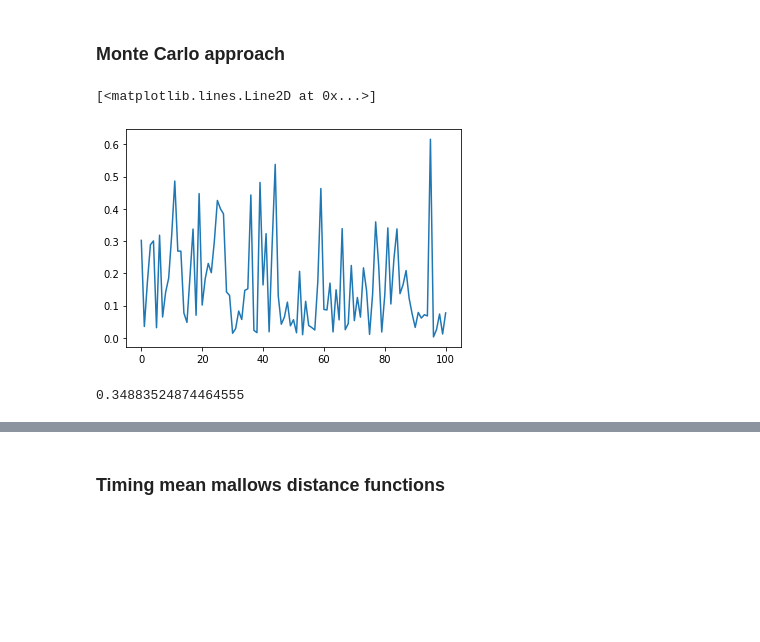
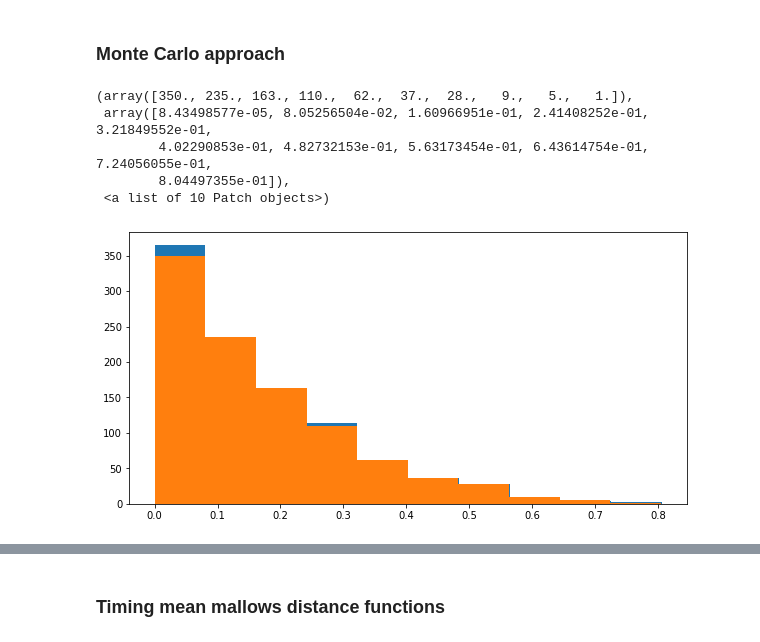
Before and after one commit to SteefanContractor/SymbolicDataAnalysis, a Jupyter notebook: code/clustering_simulations.ipynb, the cells around one changed output, grey strips where cells are left out. Drawn from its saved outputs; the diff is of its cells as text; code cells hidden in the pictures; blank space fills up the shorter version.

```diff
--- a/code/clustering_simulations.ipynb
+++ b/code/clustering_simulations.ipynb
@@ -140,12 +141,19 @@ def MalTriTri(c1,r1,m1,c2,r2,m2):
     return sqrt(part0 + part1 + part2 + part3 + part4)
 # %% [markdown]
 ### Monte Carlo approach
-# %%
-plt.plot(betadist.rvs(1, 5, size=101))
-# %% [output]
-[<matplotlib.lines.Line2D at 0x...>]
-[figure, removed]
-# %%
-np.mean([i+j for i in betadist.rvs(1,5, size=10) for j in betadist.rvs(1,5, size=10)])
-# %% [output]
-0.34883524874464555
+# %%
+# create a random variate function based on the Beta dist and compare it to scipy.stats.beta.rvs()
+t = np.linspace(0, 1, 1000)
+p = [BetaPDF(i, 1., 5.) for i in t]
+p = p/np.sum(p)
+rvs1 = np.random.choice(t, p=p, size=1000)
+rvs2 = betadist.rvs(1.,5.,size=1000)
+plt.hist(rvs1)
+plt.hist(rvs2)
+# %% [output]
+(array([350., 235., 163., 110.,  62.,  37.,  28.,   9.,   5.,   1.]),
+ array([8.43498577e-05, 8.05256504e-02, 1.60966951e-01, 2.41408252e-01, 3.21849552e-01,
+        4.02290853e-01, 4.82732153e-01, 5.63173454e-01, 6.43614754e-01, 7.24056055e-01,
+        8.04497355e-01]),
+ <a list of 10 Patch objects>)
+[figure, added]
```
Also changed, not shown: parts of 39 cells of this notebook, 14 other files.
